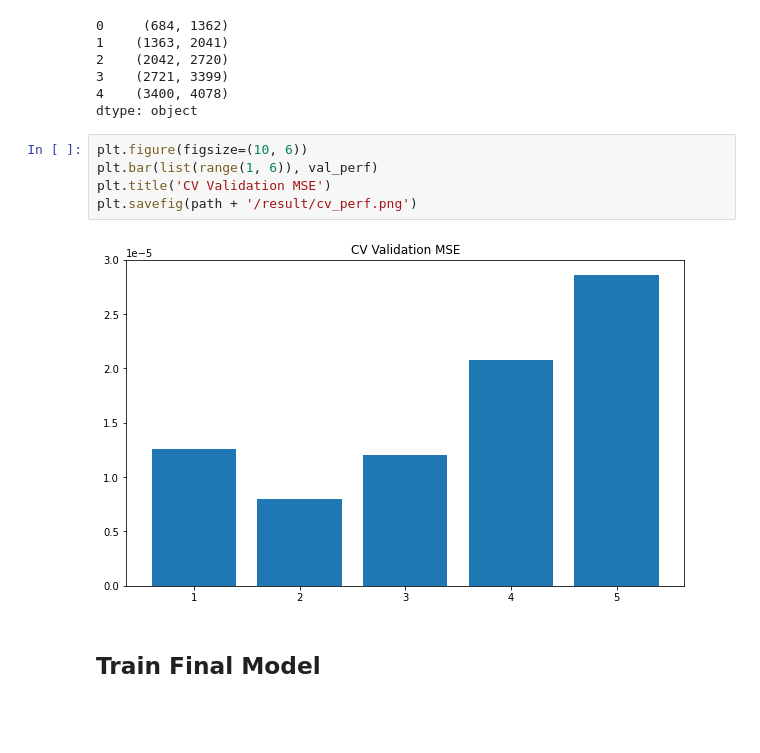
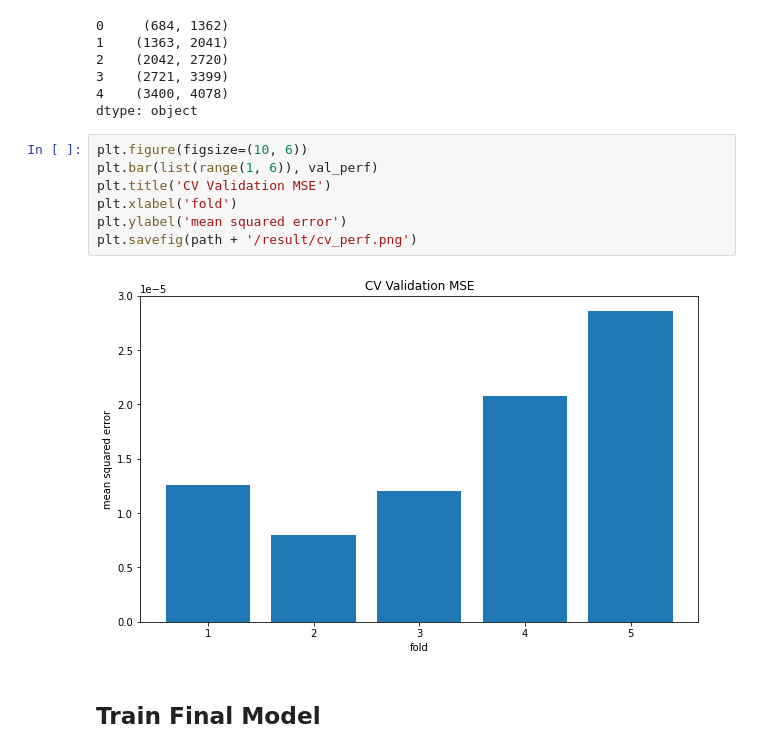
Before and after one commit to r50206v/E4729-Algorithm-Trading, a Jupyter notebook: project/prophet.ipynb, the cells around one changed output. Saved outputs shown, nothing was run; the diff lists cells and outputs as text; blank space fills up the shorter version.

```diff
--- a/project/prophet.ipynb
+++ b/project/prophet.ipynb
@@ -196,10 +198,12 @@ dtype: object
 # %%
 plt.figure(figsize=(10, 6))
 plt.bar(list(range(1, 6)), val_perf)
 plt.title('CV Validation MSE')
+plt.xlabel('fold')
+plt.ylabel('mean squared error')
 plt.savefig(path + '/result/cv_perf.png')
 # %% [output]
-[figure, old version]
+[figure, new version]
 # %% [markdown]
 ## Train Final Model
 # %%
```
Also changed, not shown: parts of 1 cell of this notebook, 1 other file.
